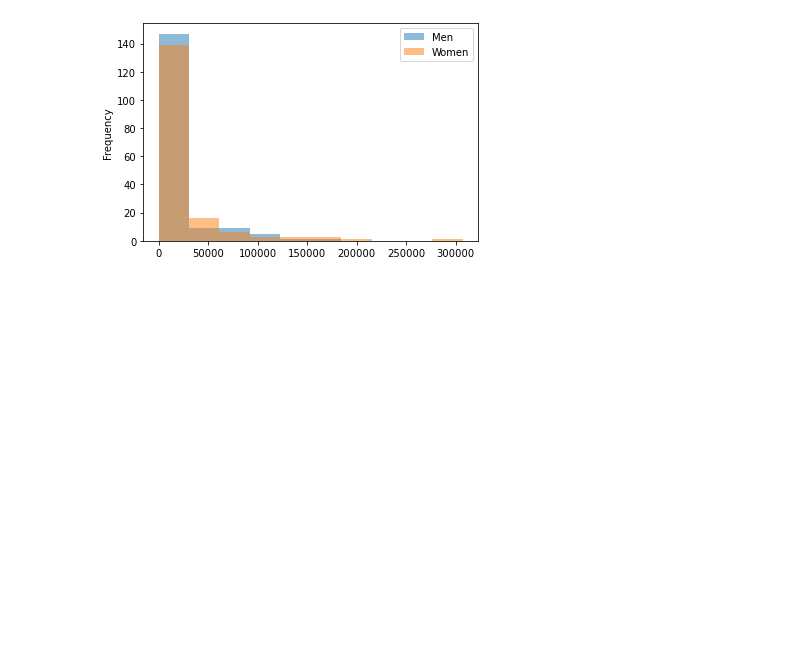
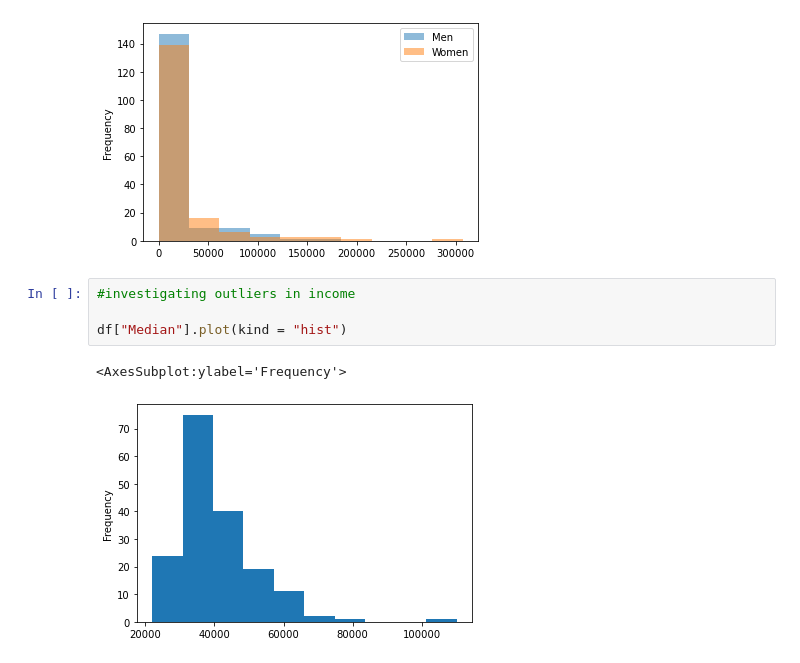
Before and after one commit to undecidedpie/python-practice, a Jupyter notebook: Pandas/collegemajor_exploratory.ipynb, the cells around one changed output. Cells and saved outputs as stored; diff of their text form; blank space fills up the shorter version.

```diff
--- a/Pandas/collegemajor_exploratory.ipynb
+++ b/Pandas/collegemajor_exploratory.ipynb
@@ -67,3 +94,10 @@ df[["Men", "Women"]].plot(kind = "hist", alpha = 0.5)
 # %% [output]
 <AxesSubplot:ylabel='Frequency'>
 [figure]
+# %%
+#investigating outliers in income
+
+df["Median"].plot(kind = "hist")
+# %% [output]
+<AxesSubplot:ylabel='Frequency'>
+[figure, added]
```
Also changed, not shown: parts of 11 cells of this notebook, 22 other files.
